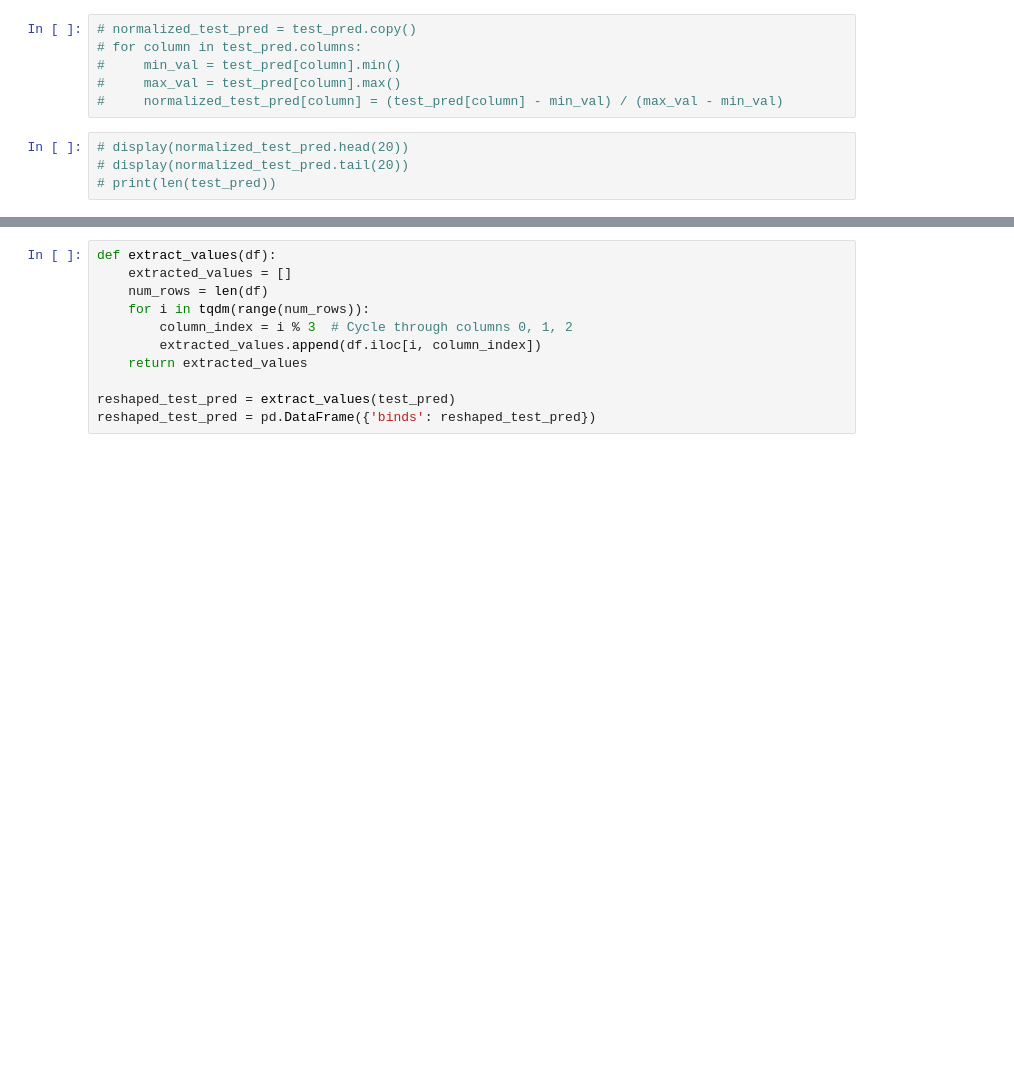
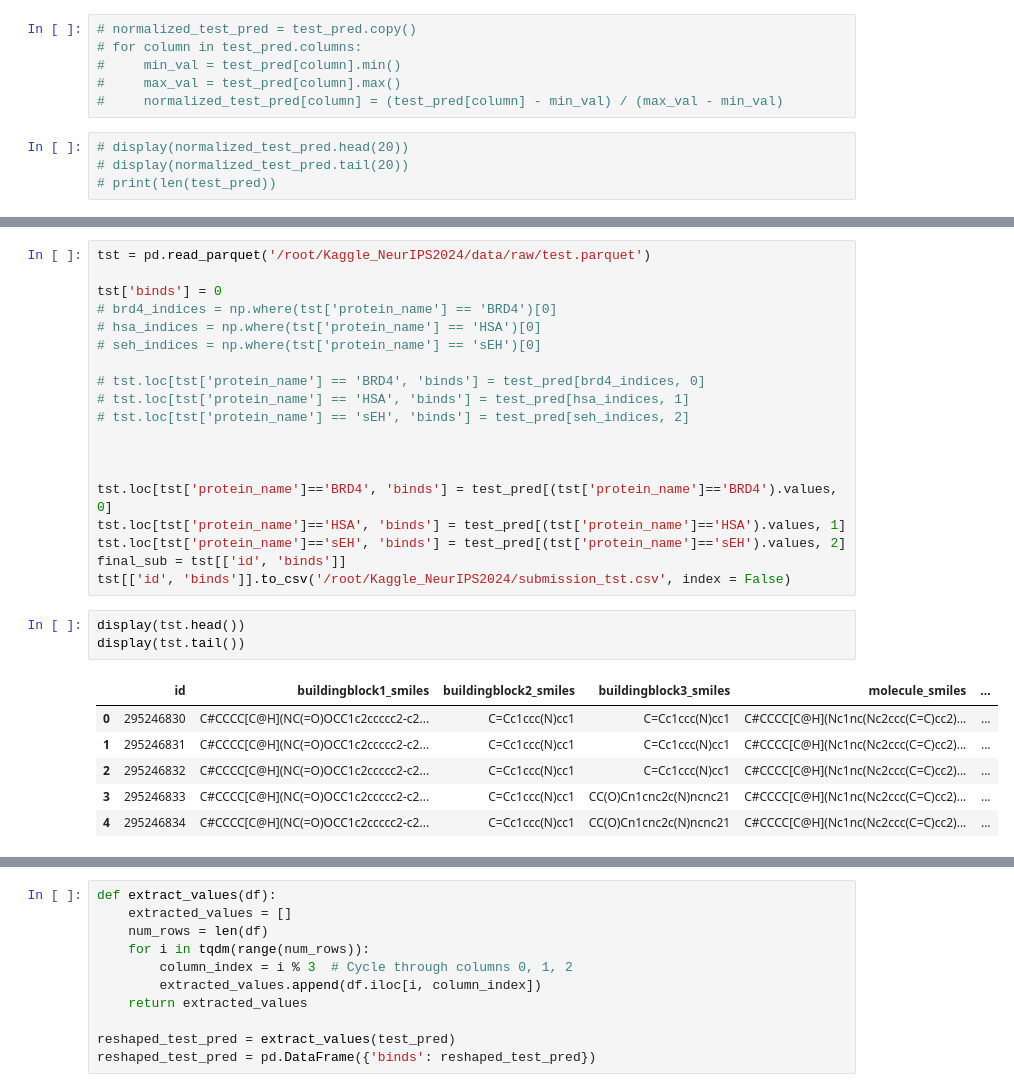
Before and after one commit to yuto-m12/Kaggle_NeurIPS2024, a Jupyter notebook: neurips/models/train_Mamba.ipynb, the cells around one changed output, grey strips where cells are left out. Saved outputs shown, nothing was run; the diff lists cells and outputs as text; blank space fills up the shorter version.

```diff
--- a/neurips/models/train_Mamba.ipynb
+++ b/neurips/models/train_Mamba.ipynb
@@ -620,0 +667,29 @@ print(len(test_pred))
+# %%
+tst = pd.read_parquet('/root/Kaggle_NeurIPS2024/data/raw/test.parquet')
+
+tst['binds'] = 0
+# brd4_indices = np.where(tst['protein_name'] == 'BRD4')[0]
+# hsa_indices = np.where(tst['protein_name'] == 'HSA')[0]
+# seh_indices = np.where(tst['protein_name'] == 'sEH')[0]
+
+# tst.loc[tst['protein_name'] == 'BRD4', 'binds'] = test_pred[brd4_indices, 0]
+# tst.loc[tst['protein_name'] == 'HSA', 'binds'] = test_pred[hsa_indices, 1]
+# tst.loc[tst['protein_name'] == 'sEH', 'binds'] = test_pred[seh_indices, 2]
+
+
+
+tst.loc[tst['protein_name']=='BRD4', 'binds'] = test_pred[(tst['protein_name']=='BRD4').values, 0]
+tst.loc[tst['protein_name']=='HSA', 'binds'] = test_pred[(tst['protein_name']=='HSA').values, 1]
+tst.loc[tst['protein_name']=='sEH', 'binds'] = test_pred[(tst['protein_name']=='sEH').values, 2]
+final_sub = tst[['id', 'binds']]
+tst[['id', 'binds']].to_csv('/root/Kaggle_NeurIPS2024/submission_tst.csv', index = False)
+# %%
+display(tst.head())
+display(tst.tail())
+# %% [output]
+|  | id | buildingblock1_smiles | buildingblock2_smiles | buildingblock3_smiles | molecule_smiles | ... |
+| 0 | 295246830 | C#CCCC[C@H](NC(=O)OCC1c2ccccc2-c2... | C=Cc1ccc(N)cc1 | C=Cc1ccc(N)cc1 | C#CCCC[C@H](Nc1nc(Nc2ccc(C=C)cc2)... | ... |
+| 1 | 295246831 | C#CCCC[C@H](NC(=O)OCC1c2ccccc2-c2... | C=Cc1ccc(N)cc1 | C=Cc1ccc(N)cc1 | C#CCCC[C@H](Nc1nc(Nc2ccc(C=C)cc2)... | ... |
+| 2 | 295246832 | C#CCCC[C@H](NC(=O)OCC1c2ccccc2-c2... | C=Cc1ccc(N)cc1 | C=Cc1ccc(N)cc1 | C#CCCC[C@H](Nc1nc(Nc2ccc(C=C)cc2)... | ... |
+| 3 | 295246833 | C#CCCC[C@H](NC(=O)OCC1c2ccccc2-c2... | C=Cc1ccc(N)cc1 | CC(O)Cn1cnc2c(N)ncnc21 | C#CCCC[C@H](Nc1nc(Nc2ccc(C=C)cc2)... | ... |
+| 4 | 295246834 | C#CCCC[C@H](NC(=O)OCC1c2ccccc2-c2... | C=Cc1ccc(N)cc1 | CC(O)Cn1cnc2c(N)ncnc21 | C#CCCC[C@H](Nc1nc(Nc2ccc(C=C)cc2)... | ... |
```
Also changed, not shown: parts of 5 cells of this notebook, 2 other files.
